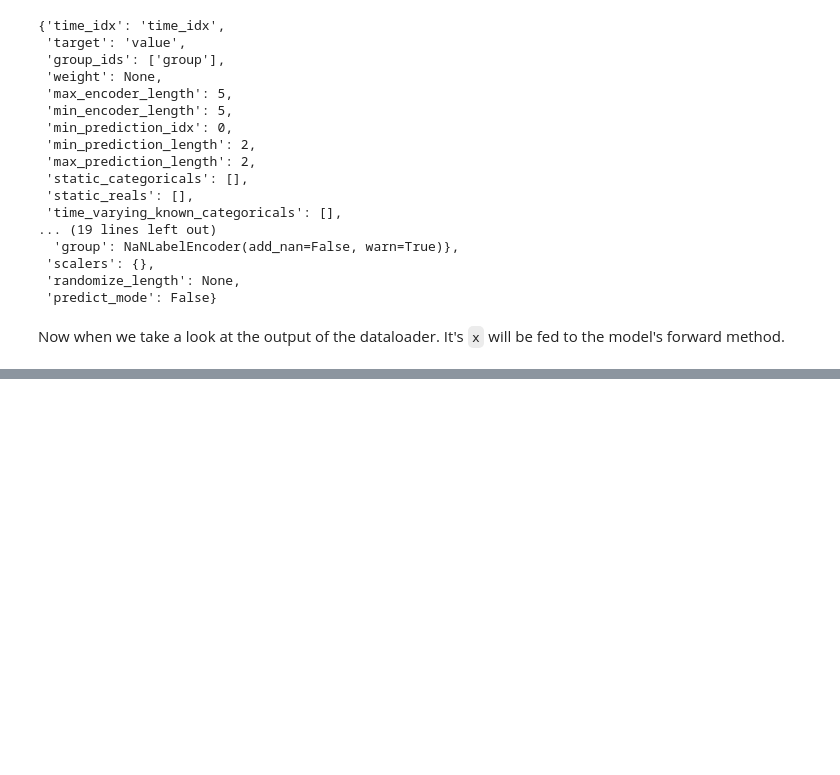
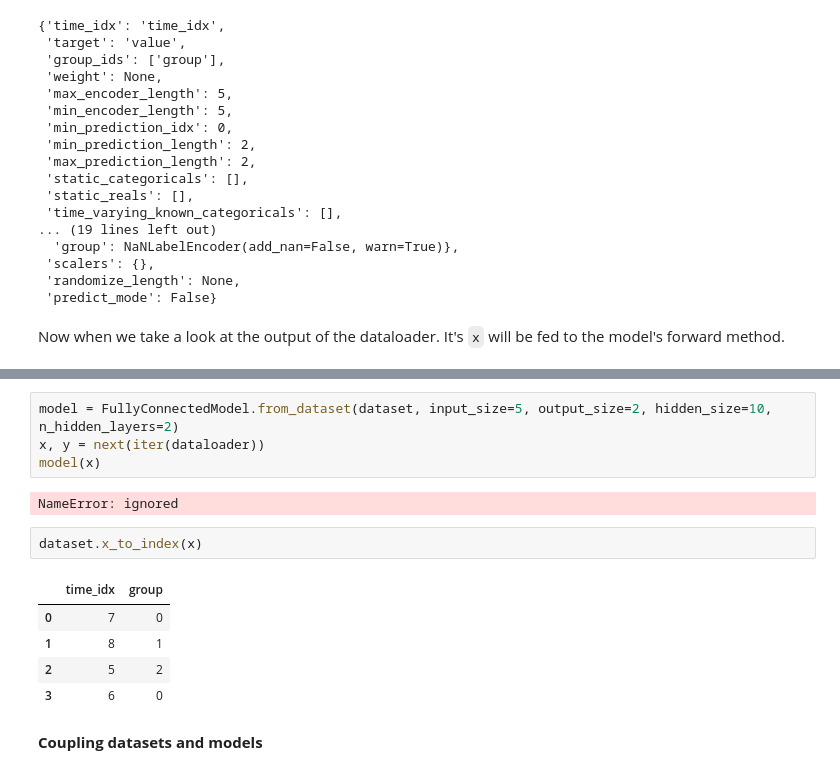
Before and after one commit to MMoronto/pytorch_exercises, a Jupyter notebook: Peutingar_datasets.ipynb, the cells around one changed output, grey strips where cells are left out. Saved outputs shown, nothing was run; the diff lists cells and outputs as text; blank space fills up the shorter version.

```diff
--- a/Peutingar_datasets.ipynb
+++ b/Peutingar_datasets.ipynb
@@ -1616,0 +1644,16 @@ x = {'encoder_cat': tensor([], size=(4, 5, 0), dtype=torch.int64), 'encoder_cont
+# %%
+model = FullyConnectedModel.from_dataset(dataset, input_size=5, output_size=2, hidden_size=10, n_hidden_layers=2)
+x, y = next(iter(dataloader))
+model(x)
+# %% [output]
+NameError: ignored
+# %%
+dataset.x_to_index(x)
+# %% [output]
+|  | time_idx | group |
+| 0 | 7 | 0 |
+| 1 | 8 | 1 |
+| 2 | 5 | 2 |
+| 3 | 6 | 0 |
+# %% [markdown]
+**Coupling datasets and models**
```
Also changed, not shown: parts of 81 cells of this notebook.
